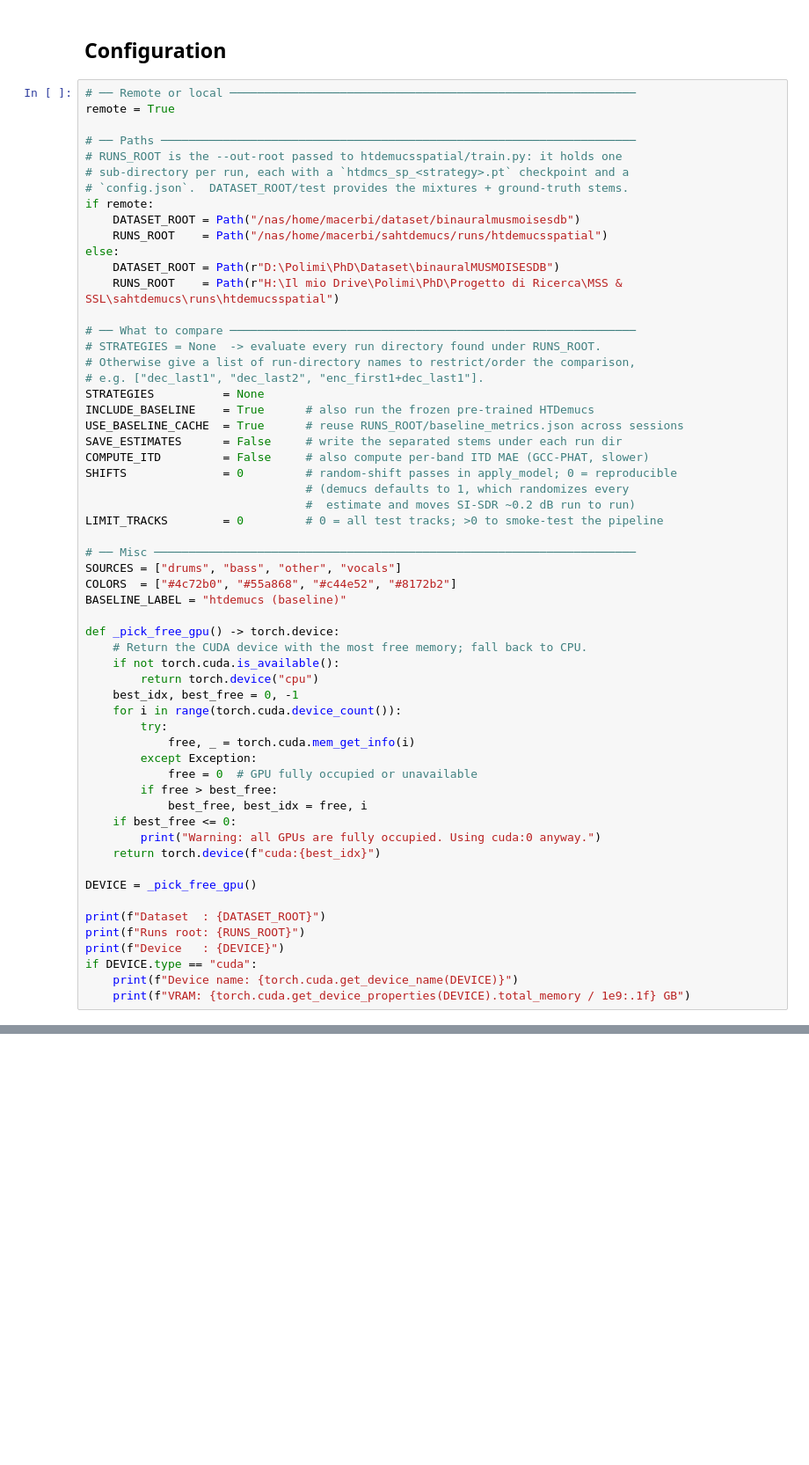
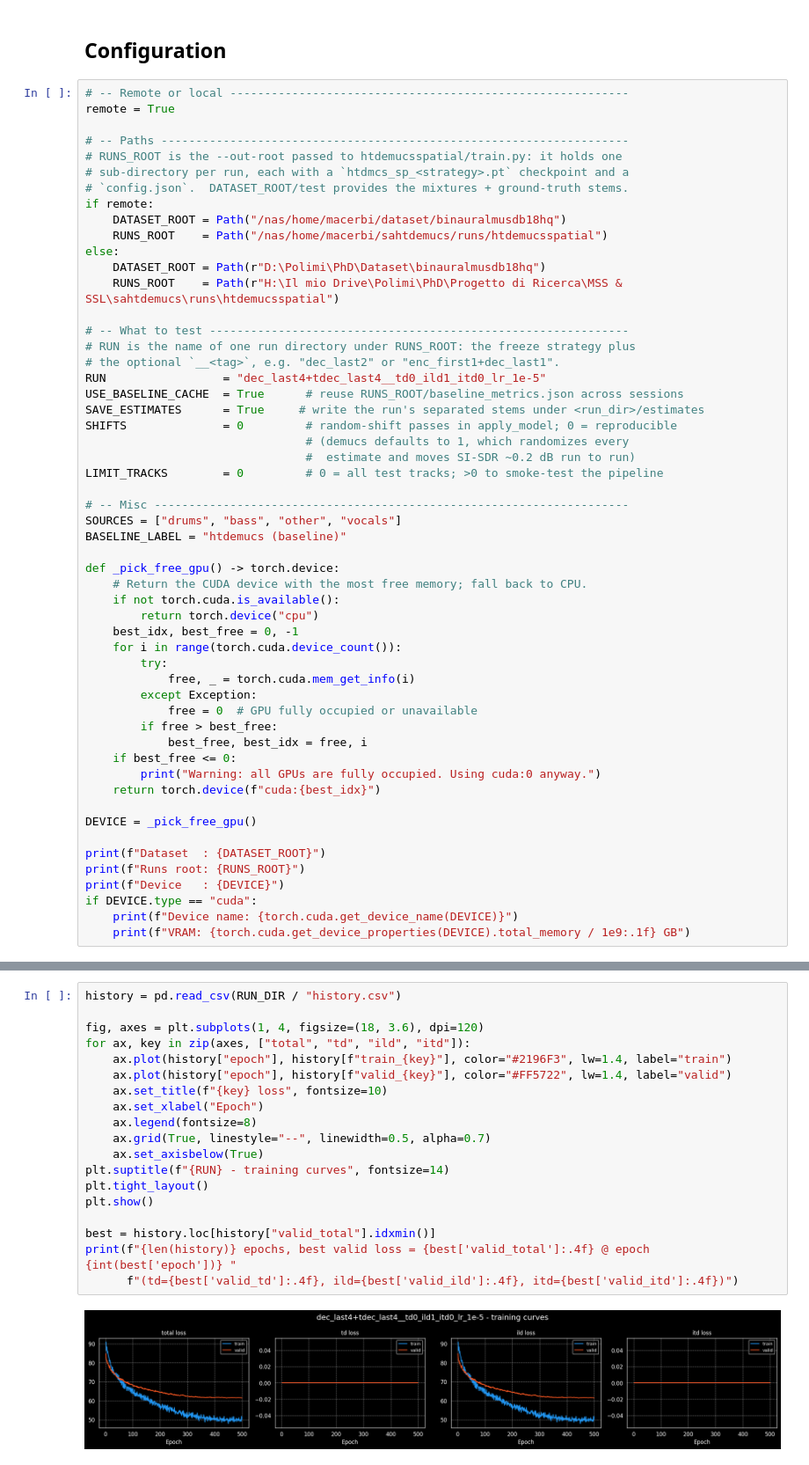
Before and after one commit to polimi-ispl/sahtdemucs, a Jupyter notebook: notebook/TestHTDemucsSpatial.ipynb, the cells around one changed output, grey strips where cells are left out. Shown at 88% size. Saved outputs shown, nothing was run; the diff lists cells and outputs as text; blank space fills up the shorter version.

```diff
--- a/notebook/TestHTDemucsSpatial.ipynb
+++ b/notebook/TestHTDemucsSpatial.ipynb
@@ -59,37 +67,33 @@ from sahtdemucs.metrics import si_sdr, ild_bands_mae, itd_bands_mae
 # %% [markdown]
 ## Configuration
 # %%
-# ── Remote or local ───────────────────────────────────────────────────────────
+# -- Remote or local ----------------------------------------------------------
 remote = True
 
-# ── Paths ─────────────────────────────────────────────────────────────────────
+# -- Paths --------------------------------------------------------------------
 # RUNS_ROOT is the --out-root passed to htdemucsspatial/train.py: it holds one
 # sub-directory per run, each with a `htdmcs_sp_<strategy>.pt` checkpoint and a
 # `config.json`.  DATASET_ROOT/test provides the mixtures + ground-truth stems.
 if remote:
-    DATASET_ROOT = Path("/nas/home/macerbi/dataset/binauralmusmoisesdb")
+    DATASET_ROOT = Path("/nas/home/macerbi/dataset/binauralmusdb18hq")
     RUNS_ROOT    = Path("/nas/home/macerbi/sahtdemucs/runs/htdemucsspatial")
 else:
-    DATASET_ROOT = Path(r"D:\Polimi\PhD\Dataset\binauralMUSMOISESDB")
+    DATASET_ROOT = Path(r"D:\Polimi\PhD\Dataset\binauralmusdb18hq")
     RUNS_ROOT    = Path(r"H:\Il mio Drive\Polimi\PhD\Progetto di Ricerca\MSS & SSL\sahtdemucs\runs\htdemucsspatial")
 
-# ── What to compare ───────────────────────────────────────────────────────────
-# STRATEGIES = None  -> evaluate every run directory found under RUNS_ROOT.
-# Otherwise give a list of run-directory names to restrict/order the comparison,
-# e.g. ["dec_last1", "dec_last2", "enc_first1+dec_last1"].
-STRATEGIES          = None
-INCLUDE_BASELINE    = True      # also run the frozen pre-trained HTDemucs
+# -- What to test -------------------------------------------------------------
+# RUN is the name of one run directory under RUNS_ROOT: the freeze strategy plus
+# the optional `__<tag>`, e.g. "dec_last2" or "enc_first1+dec_last1".
+RUN                 = "dec_last4+tdec_last4__td0_ild1_itd0_lr_1e-5"
 USE_BASELINE_CACHE  = True      # reuse RUNS_ROOT/baseline_metrics.json across sessions
-SAVE_ESTIMATES      = False     # write the separated stems under each run dir
-COMPUTE_ITD         = False     # also compute per-band ITD MAE (GCC-PHAT, slower)
+SAVE_ESTIMATES      = True     # write the run's separated stems under <run_dir>/estimates
 SHIFTS              = 0         # random-shift passes in apply_model; 0 = reproducible
                                 # (demucs defaults to 1, which randomizes every
                                 #  estimate and moves SI-SDR ~0.2 dB run to run)
 LIMIT_TRACKS        = 0         # 0 = all test tracks; >0 to smoke-test the pipeline
 
-# ── Misc ──────────────────────────────────────────────────────────────────────
+# -- Misc ---------------------------------------------------------------------
 SOURCES = ["drums", "bass", "other", "vocals"]
-COLORS  = ["#4c72b0", "#55a868", "#c44e52", "#8172b2"]
 BASELINE_LABEL = "htdemucs (baseline)"
 
 def _pick_free_gpu() -> torch.device:
@@ -200,0 +191,21 @@ Sub-band cue config (from 'dec_last1+tdec_last1'): {'n_fft': 4096, 'hop_length':
+# %%
+history = pd.read_csv(RUN_DIR / "history.csv")
+
+fig, axes = plt.subplots(1, 4, figsize=(18, 3.6), dpi=120)
+for ax, key in zip(axes, ["total", "td", "ild", "itd"]):
+    ax.plot(history["epoch"], history[f"train_{key}"], color="#2196F3", lw=1.4, label="train")
+    ax.plot(history["epoch"], history[f"valid_{key}"], color="#FF5722", lw=1.4, label="valid")
+    ax.set_title(f"{key} loss", fontsize=10)
+    ax.set_xlabel("Epoch")
+    ax.legend(fontsize=8)
+    ax.grid(True, linestyle="--", linewidth=0.5, alpha=0.7)
+    ax.set_axisbelow(True)
+plt.suptitle(f"{RUN} - training curves", fontsize=14)
+plt.tight_layout()
+plt.show()
+
+best = history.loc[history["valid_total"].idxmin()]
+print(f"{len(history)} epochs, best valid loss = {best['valid_total']:.4f} @ epoch {int(best['epoch'])} "
+      f"(td={best['valid_td']:.4f}, ild={best['valid_ild']:.4f}, itd={best['valid_itd']:.4f})")
+# %% [output]
+[figure, added]
```
Also changed, not shown: parts of 18 cells of this notebook, 6 other files.
